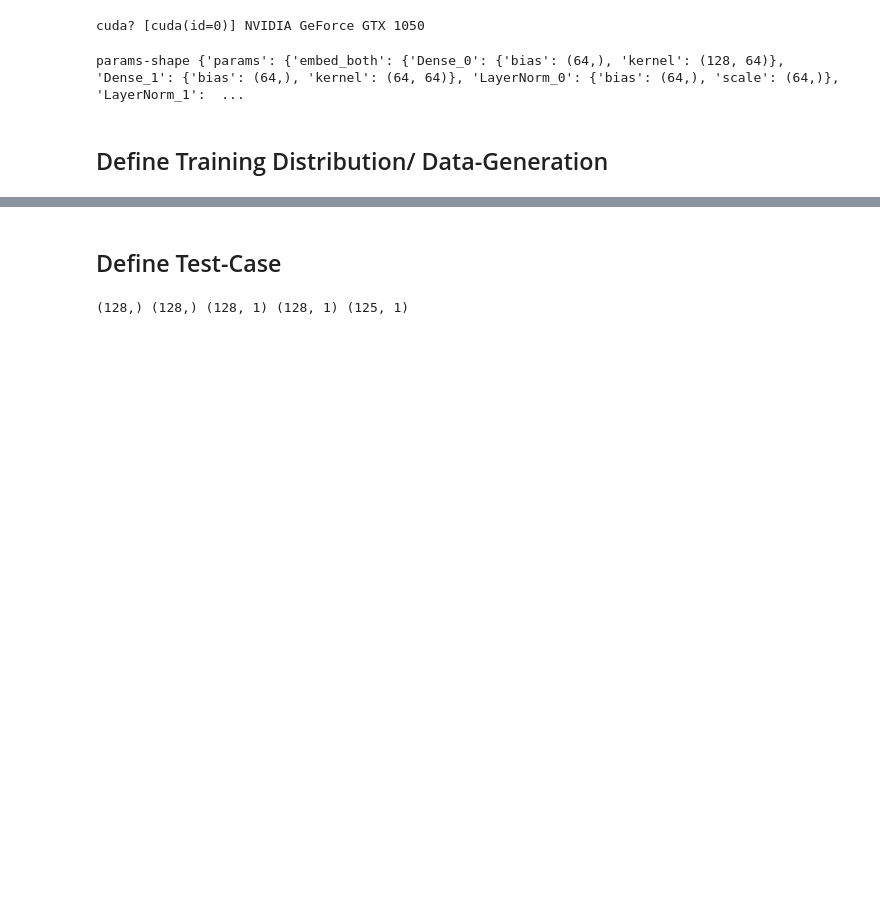
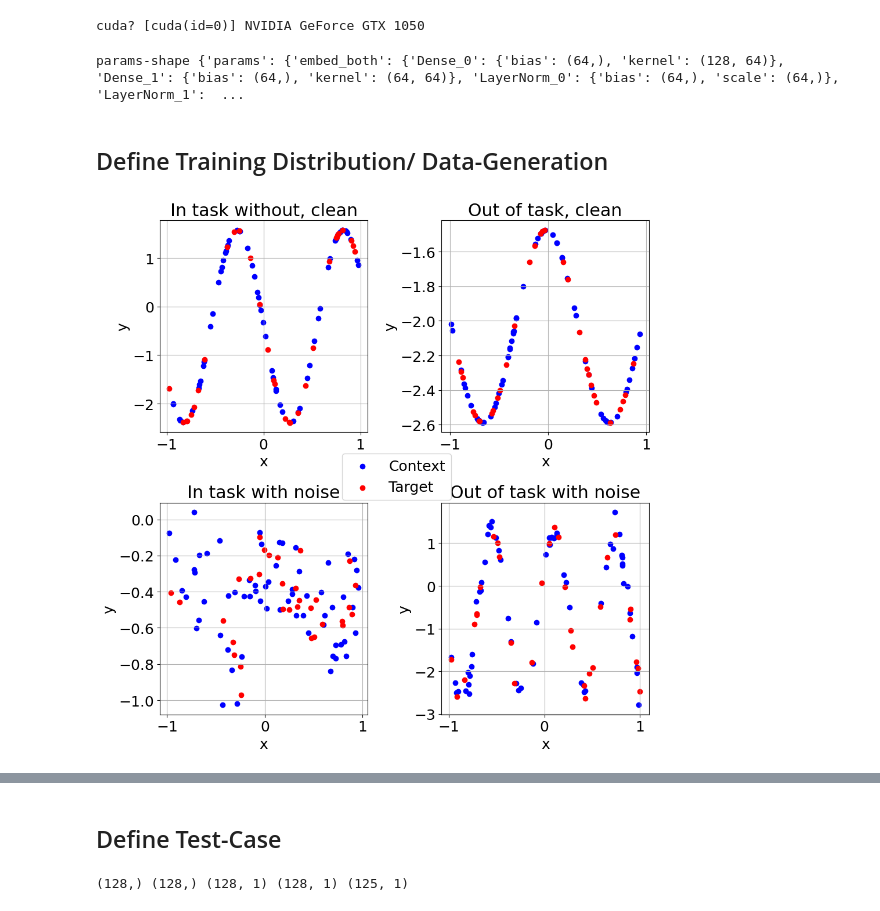
Before and after one commit to aszi09/CL_for_faster_Meta-learning, a Jupyter notebook: SPL_simplified.ipynb, the cells around one changed output, grey strips where cells are left out. Drawn from its saved outputs; the diff is of its cells as text; code cells hidden in the pictures; blank space fills up the shorter version.

```diff
--- a/SPL_simplified.ipynb
+++ b/SPL_simplified.ipynb
@@ -65,12 +65,10 @@ num_context_samples = 64
 ## Define Training Distribution/ Data-Generation
 # %%
 f1 = Fourier(n=4, amplitude=.5, period=1.0)
-f2 = Fourier(n=2, amplitude=.5, period=1.0)
+f2 = Fourier(n=2, amplitude=.5, period=1.0 , period_range=0.2)
 f3 = Fourier(n=6, amplitude=.5, period=2.0)
 f4 = Fourier(n=3, amplitude=1.0, period=2.0)
-
-m = Mixture([Shift(f1, y_shift=-2), Shift(f2, y_shift=0.0), Shift(f3, y_shift=2)])
-nm = Mixture([WhiteNoise(m.branches[0], 0.05), WhiteNoise(m.branches[1], 0.2), WhiteNoise(m.branches[2], 0.1)])
+f5 = Shift(Fourier(n=2, amplitude=1, period=1, period_range=0.5), x_shift=0.0, x_shift_range=1.5, y_shift=0.0, y_shift_range=3.0)
 
 rng = jax.random.key(0)
 # %%
@@ -111,6 +109,70 @@ def uniform(
     ys = jax.vmap(module.apply, in_axes=(None, 0))(params, xs, rngs={'default': jax.random.split(key_ys, n)})
 
     return xs, ys
+# %%
+# Plotting example tasks
+# Set plot parameters
+plt.rcParams.update({'font.size': 18})
+
+fig, axs = plt.subplots(2, 2, figsize=(10, 10))
+
+# Task 1: f2 without noise
+rng, key = jax.random.split(jax.random.PRNGKey(1243423))
+rng, key = jax.random.split(jax.random.PRNGKey(6743))
+xs, ys = partial(
+    joint,
+    f2,
+    partial(uniform, n=num_target_samples + num_context_samples, bounds=(-1, 1))
+)(key)
+context1 = axs[0, 0].scatter(xs[:num_context_samples], ys[:num_context_samples], label='Context', color='blue')
+target1 = axs[0, 0].scatter(xs[num_context_samples:], ys[num_context_samples:], label='Target', color='red')
+axs[0, 0].set_title("In task without, clean")
+
+# Task 2: f5 without noise
+rng, key = jax.random.split(rng)
+xs, ys = partial(
+    joint,
+    f5,
+    partial(uniform, n=num_target_samples + num_context_samples, bounds=(-1, 1))
+)(key)
+context2 = axs[0, 1].scatter(xs[:num_context_samples], ys[:num_context_samples], label='Context', color='blue')
+target2 = axs[0, 1].scatter(xs[num_context_samples:], ys[num_context_samples:], label='Target', color='red')
+axs[0, 1].set_title("Out of task, clean")
+
+# Task 3: f2 with noise
+rng, key = jax.random.split(rng)
+xs, ys = partial(
+    joint,
+    WhiteNoise(f2, 0.2),
+    partial(uniform, n=num_target_samples + num_context_samples, bounds=(-1, 1))
+)(key)
+context3 = axs[1, 0].scatter(xs[:num_context_samples], ys[:num_context_samples], label='Context', color='blue')
+target3 = axs[1, 0].scatter(xs[num_context_samples:], ys[num_context_samples:], label='Target', color='red')
+axs[1, 0].set_title("In task with noise")
+
+# Task 4: f5 with noise
+rng, key = jax.random.split(rng)
+xs, ys = partial(
+    joint,
+    WhiteNoise(f5,0.2),
+    partial(uniform, n=num_target_samples + num_context_samples, bounds=(-1, 1))
+)(key)
+context4 = axs[1, 1].scatter(xs[:num_context_samples], ys[:num_context_samples], label='Context', color='blue')
+target4 = axs[1, 1].scatter(xs[num_context_samples:], ys[num_context_samples:], label='Target', color='red')
+axs[1, 1].set_title("Out of task with noise")
+
+for ax in axs.flat:
+    ax.set_xlabel('x')
+    ax.set_ylabel('y')
+    ax.grid(True)
+
+# Add a single legend for the entire figure in the center
+fig.legend([context1, target1], ['Context', 'Target'], loc='center', bbox_to_anchor=(0.535, 0.5))
+
+plt.tight_layout()
+plt.show()
+# %% [output]
+[figure, added]
 # %%
 # Specify which function-prior to learn
 # data_sampler = partial(
```
Also changed, not shown: parts of 2 cells of this notebook, 14 other files.
